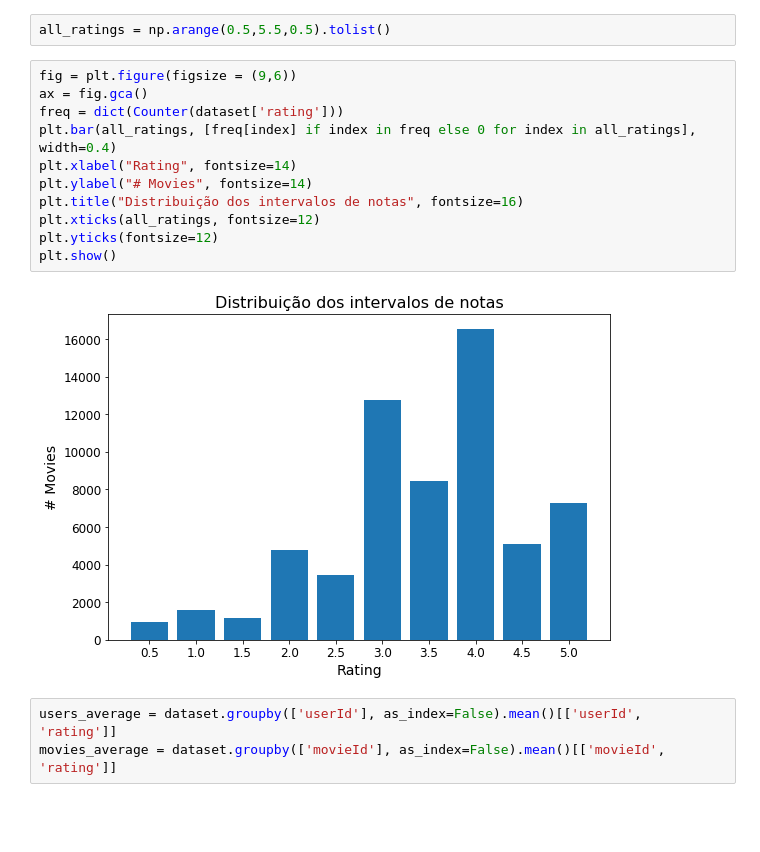
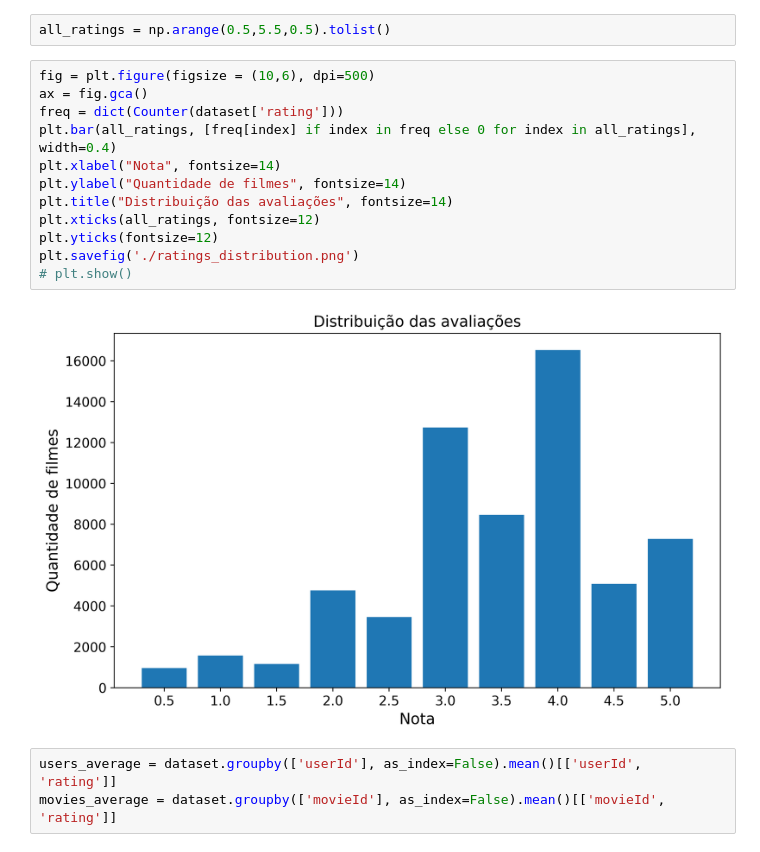
Before and after one commit to msb55/tcc, a Jupyter notebook: First analysis.ipynb, the cells around one changed output. Cells and saved outputs as stored; diff of their text form; blank space fills up the shorter version.

```diff
--- a/First analysis.ipynb
+++ b/First analysis.ipynb
@@ -8,18 +8,19 @@ dataset = pd.read_csv("../MovieLens/basic/ratings_basic_sample_section.csv")
 # %%
 all_ratings = np.arange(0.5,5.5,0.5).tolist()
 # %%
-fig = plt.figure(figsize = (9,6))
+fig = plt.figure(figsize = (10,6), dpi=500)
 ax = fig.gca()
 freq = dict(Counter(dataset['rating']))
 plt.bar(all_ratings, [freq[index] if index in freq else 0 for index in all_ratings], width=0.4)
-plt.xlabel("Rating", fontsize=14)
-plt.ylabel("# Movies", fontsize=14)
-plt.title("Distribuição dos intervalos de notas", fontsize=16)
+plt.xlabel("Nota", fontsize=14)
+plt.ylabel("Quantidade de filmes", fontsize=14)
+plt.title("Distribuição das avaliações", fontsize=14)
 plt.xticks(all_ratings, fontsize=12)
 plt.yticks(fontsize=12)
-plt.show()
+plt.savefig('./ratings_distribution.png')
+# plt.show()
 # %% [output]
-[figure, old version]
+[figure, new version]
 # %%
 users_average = dataset.groupby(['userId'], as_index=False).mean()[['userId', 'rating']]
 movies_average = dataset.groupby(['movieId'], as_index=False).mean()[['movieId', 'rating']]
```
Also changed, not shown: parts of 4 cells of this notebook, 46 other files.
